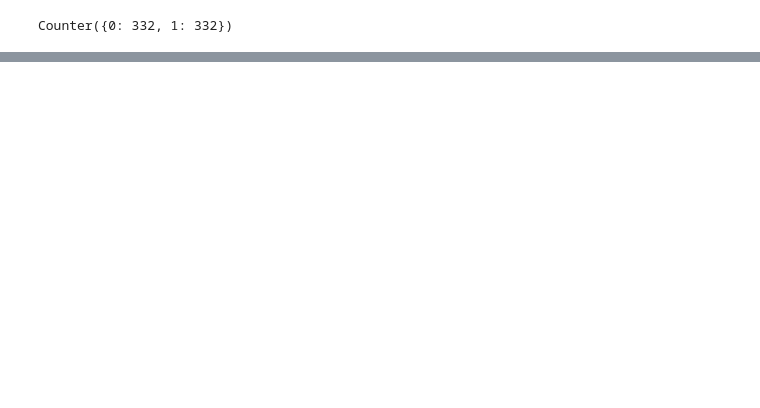
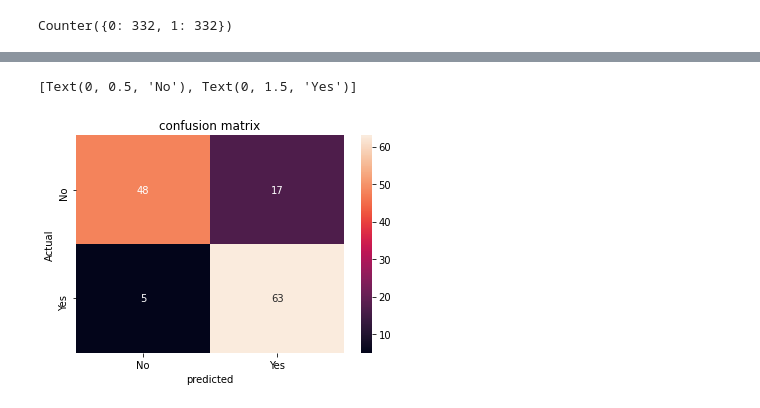
Before and after one commit to Gruning/NotebookForDjangoAPI, a Jupyter notebook: ml.ipynb, the cells around one changed output, grey strips where cells are left out. Saved outputs shown, nothing was run; the diff lists cells and outputs as text; code cells hidden in the pictures; blank space fills up the shorter version.

```diff
--- a/ml.ipynb
+++ b/ml.ipynb
@@ -78,0 +105,3 @@ eval_model
+# %%
+y_pred = classifier.predict(X_test)
+y_pred = (y_pred > 0.5)
@@ -78,0 +110,13 @@ eval_model
+# %%
+confusion_matrix(y_test, y_pred)
+cm=confusion_matrix(y_test,y_pred)
+ax = plt.subplot()
+from seaborn.matrix import heatmap
+sns.heatmap(cm, annot=True , ax=ax) #annot true to anotate cells
+#labes titles an ticks
+ax.set_xlabel('predicted');ax.set_ylabel('Actual')
+ax.set_title('confusion matrix')
+ax.xaxis.set_ticklabels(['No','Yes']);ax.yaxis.set_ticklabels(['No','Yes'])
+# %% [output]
+[Text(0, 0.5, 'No'), Text(0, 1.5, 'Yes')]
+[figure, added]
```
Also changed, not shown: parts of 13 cells of this notebook.
